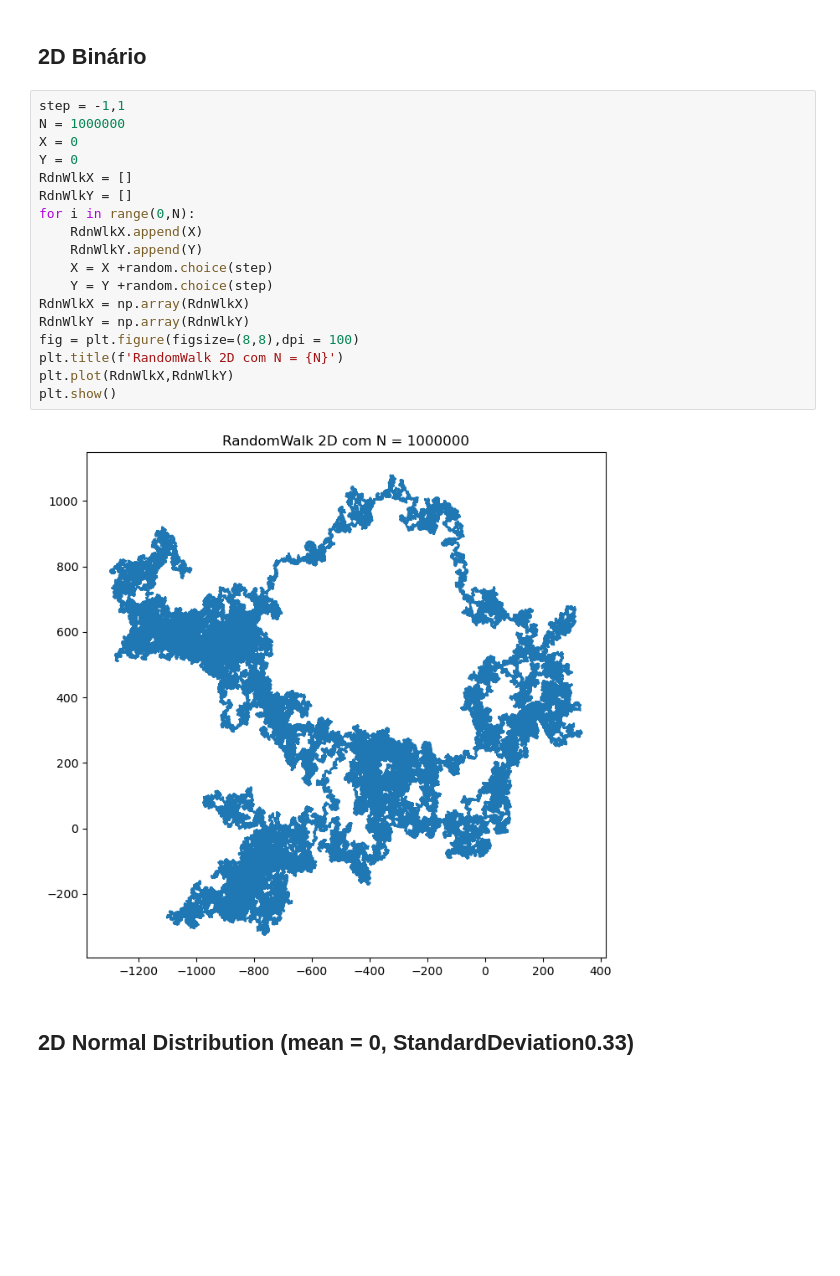
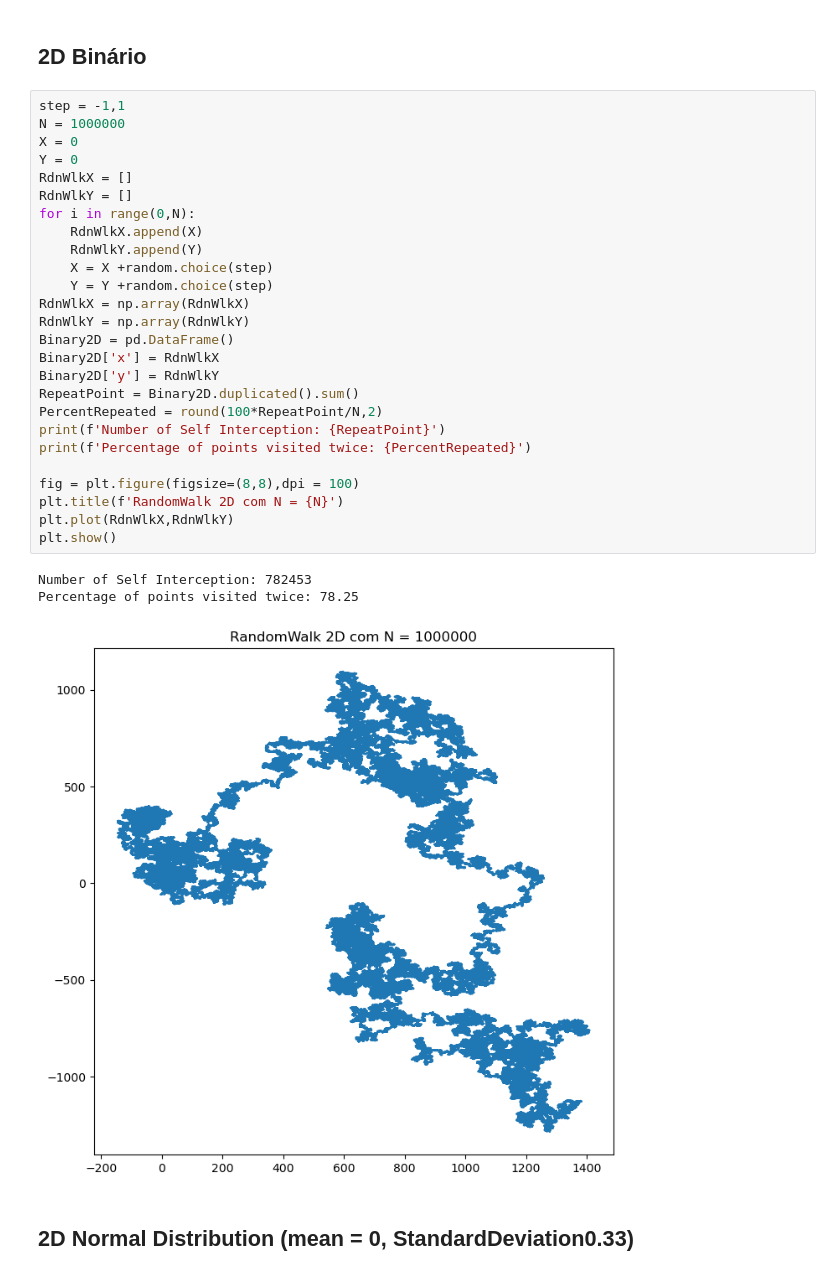
Before and after one commit to IsraelFPM/StatisticalSimulations, a Jupyter notebook: RandomWalk.ipynb, the cells around one changed output. Saved outputs shown, nothing was run; the diff lists cells and outputs as text; blank space fills up the shorter version.

```diff
--- a/RandomWalk.ipynb
+++ b/RandomWalk.ipynb
@@ -54,23 +52,33 @@ Uniform Mean: -95.52965486501925 -- Uniform Standard Deviation: 53.5567886979998
 # %%
 step = -1,1
 N = 1000000
 X = 0
 Y = 0
 RdnWlkX = []
 RdnWlkY = []
 for i in range(0,N):
     RdnWlkX.append(X)
     RdnWlkY.append(Y)
     X = X +random.choice(step)
     Y = Y +random.choice(step)
 RdnWlkX = np.array(RdnWlkX)
 RdnWlkY = np.array(RdnWlkY)
+Binary2D = pd.DataFrame()
+Binary2D['x'] = RdnWlkX
+Binary2D['y'] = RdnWlkY
+RepeatPoint = Binary2D.duplicated().sum()
+PercentRepeated = round(100*RepeatPoint/N,2)
+print(f'Number of Self Interception: {RepeatPoint}')
+print(f'Percentage of points visited twice: {PercentRepeated}')
+
 fig = plt.figure(figsize=(8,8),dpi = 100)
 plt.title(f'RandomWalk 2D com N = {N}')
 plt.plot(RdnWlkX,RdnWlkY)
 plt.show()
 # %% [output]
+Number of Self Interception: 782453
+Percentage of points visited twice: 78.25
-[figure, old version]
+[figure, new version]
 # %% [markdown]
 ## 2D Normal Distribution (mean = 0, StandardDeviation0.33)
 # %%
```
Also changed, not shown: parts of 8 cells of this notebook.
